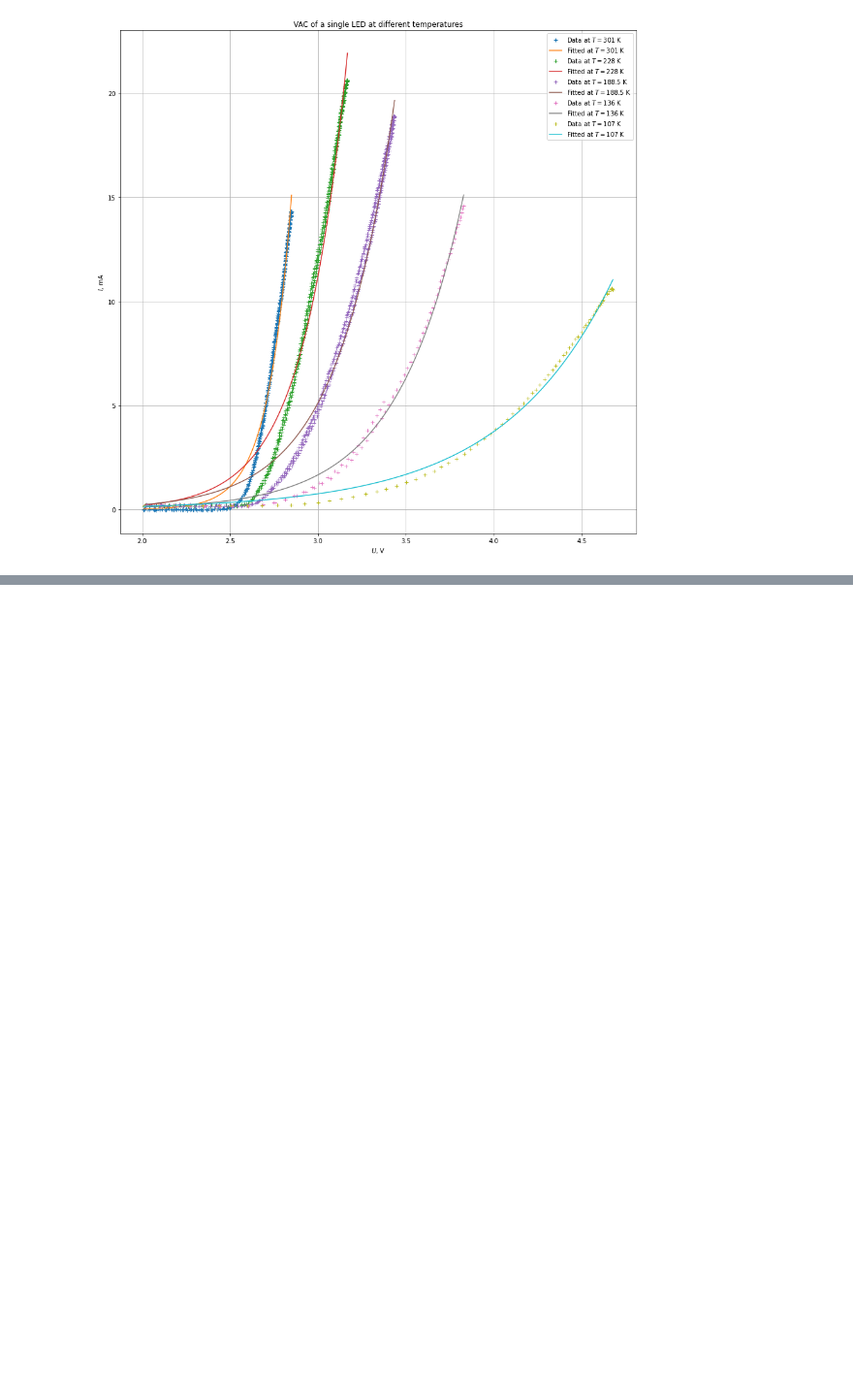
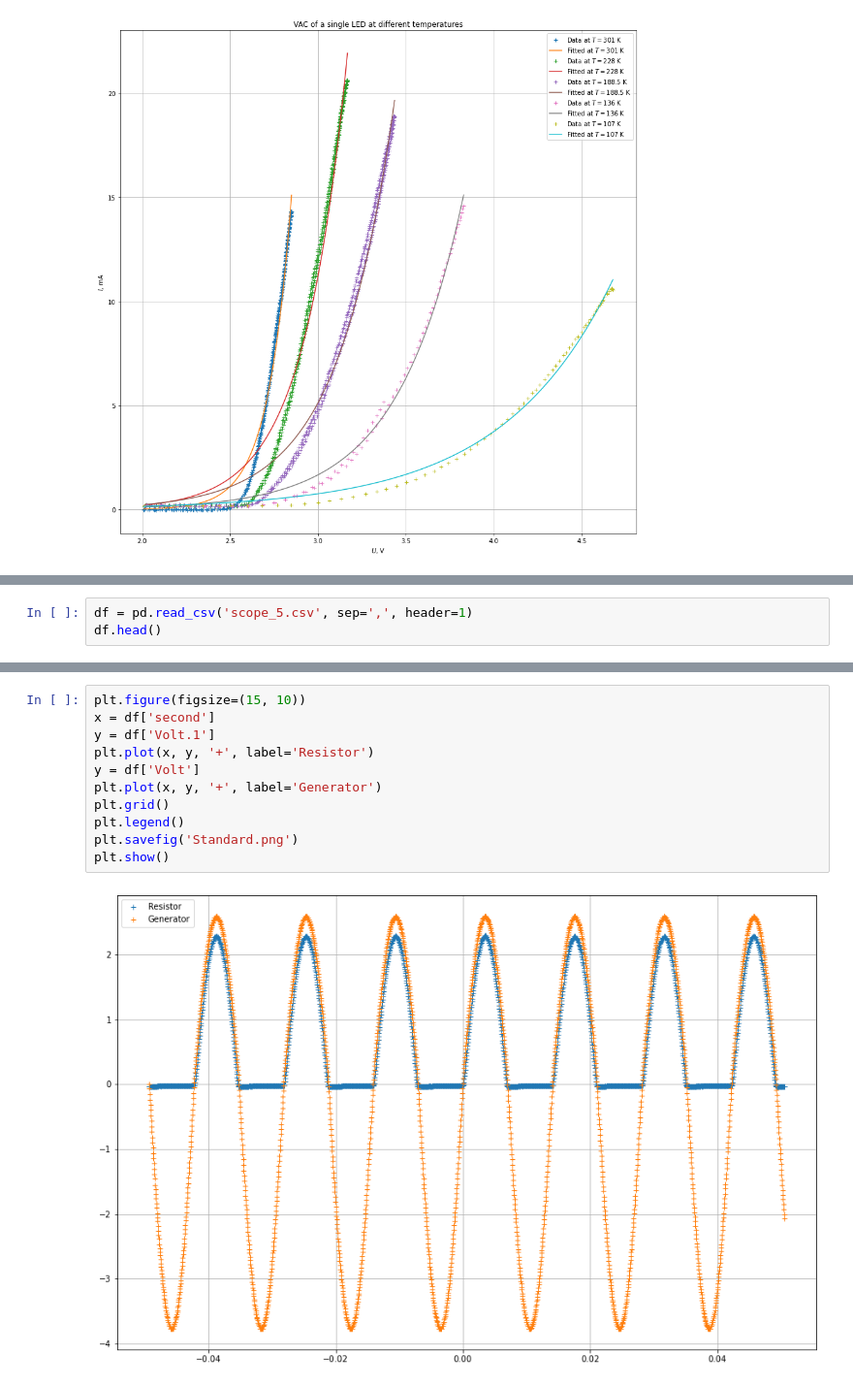
Before and after one commit to f3ss1/HSE-FF, a Jupyter notebook: 6th semester/Modern Physics Practice/Diode VAC/Data_analysis.ipynb, the cells around one changed output, grey strips where cells are left out. Shown at 97% size. Cells and saved outputs as stored; diff of their text form; blank space fills up the shorter version.

```diff
--- a/6th semester/Modern Physics Practice/Diode VAC/Data_analysis.ipynb
+++ b/6th semester/Modern Physics Practice/Diode VAC/Data_analysis.ipynb
@@ -62,0 +82,3 @@ plt.show()
+# %%
+df = pd.read_csv('scope_5.csv', sep=',', header=1)
+df.head()
@@ -62,0 +92,13 @@ plt.show()
+# %%
+plt.figure(figsize=(15, 10))
+x = df['second']
+y = df['Volt.1']
+plt.plot(x, y, '+', label='Resistor')
+y = df['Volt']
+plt.plot(x, y, '+', label='Generator')
+plt.grid()
+plt.legend()
+plt.savefig('Standard.png')
+plt.show()
+# %% [output]
+[figure, added]
```
Also changed, not shown: parts of 6 cells of this notebook, 13 other files.
